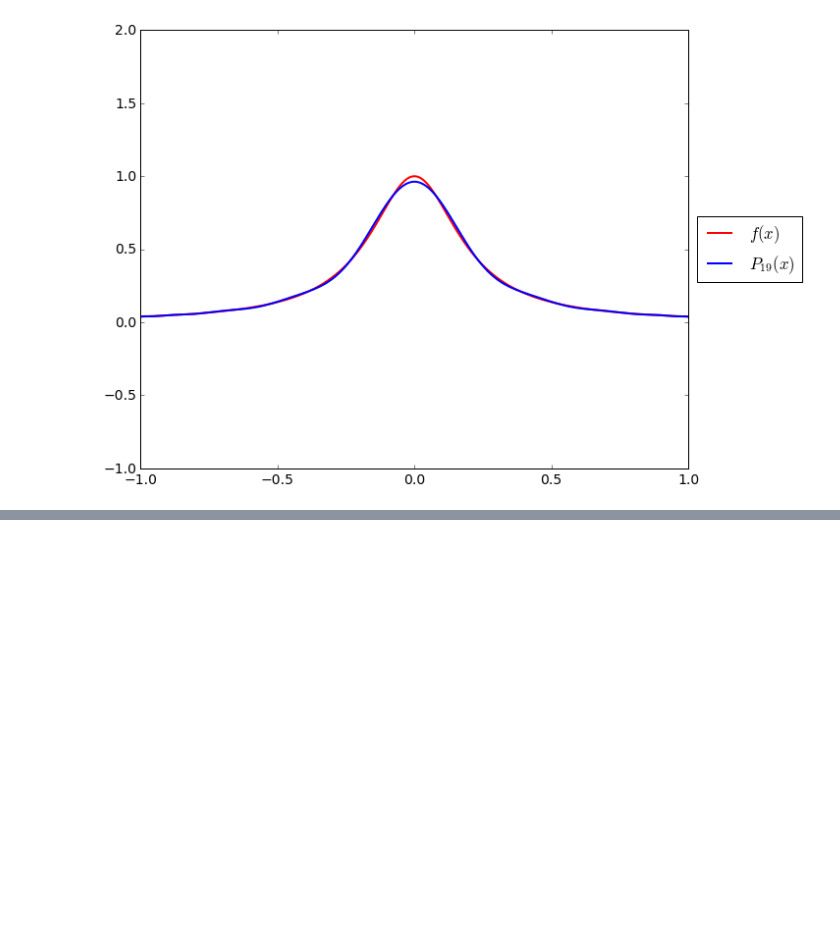
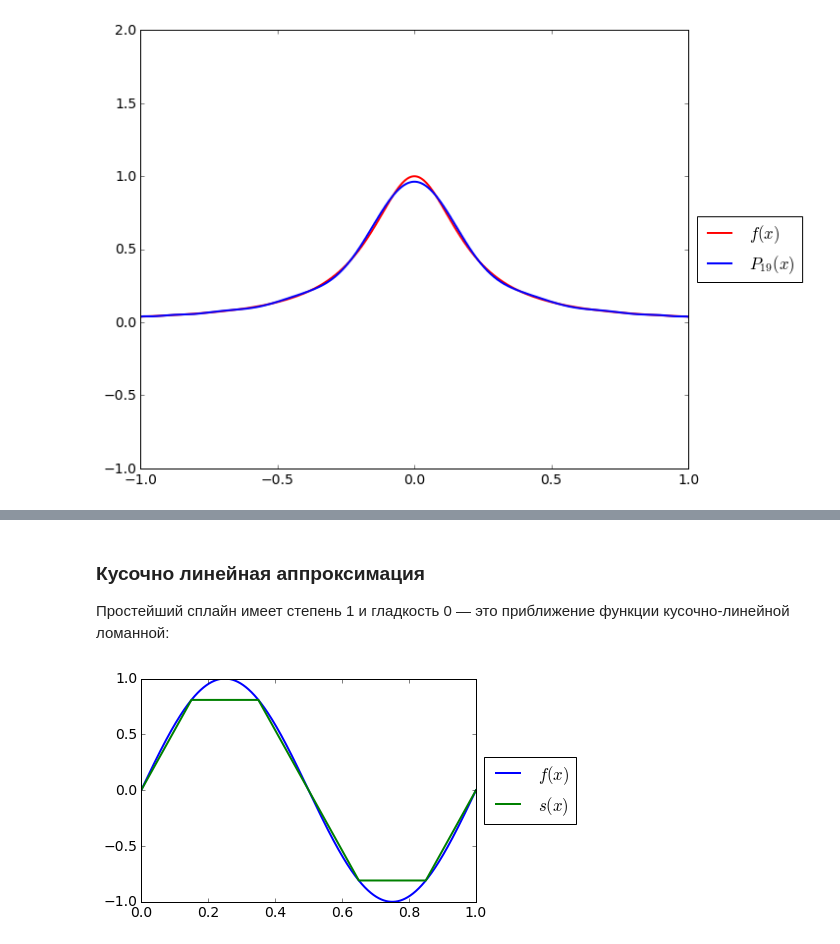
Before and after one commit to CompMathGroup/compmath-slides, a Jupyter notebook: jupyter-slides/07-Interpolation/Interpolation.ipynb, the cells around one changed output, grey strips where cells are left out. Saved outputs shown, nothing was run; the diff lists cells and outputs as text; code cells hidden in the pictures; blank space fills up the shorter version.

```diff
--- a/jupyter-slides/07-Interpolation/Interpolation.ipynb
+++ b/jupyter-slides/07-Interpolation/Interpolation.ipynb
@@ -330,0 +464,12 @@ plt.legend(loc='center left', bbox_to_anchor=(1, .5)); plt.show()
+# %% [markdown]
+### Кусочно линейная аппроксимация
+Простейший сплайн имеет степень 1 и гладкость 0 &mdash; это приближение функции кусочно-линейной ломанной:
+# %%
+x = np.linspace(0, 1, 1000)
+xs = np.array([0, 0.15, 0.35, 0.65, 0.85, 1])
+plt.plot(x, np.sin(2*np.pi*x), lw=2, label='$f(x)$')
+plt.plot(xs, np.sin(2*np.pi*xs), lw=2, label='$s(x)$')
+plt.legend(loc='center left', bbox_to_anchor=(1, .5))
+plt.show()
+# %% [output]
+[figure, added]
```
Also changed, not shown: parts of 23 cells of this notebook.
